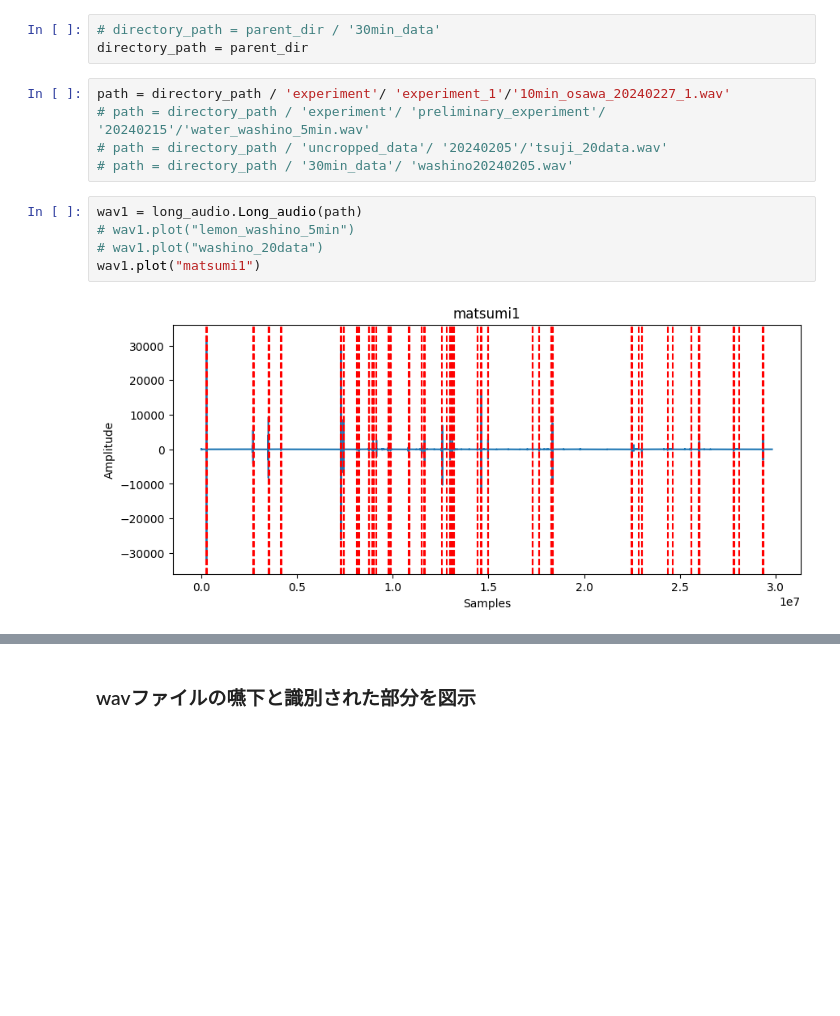
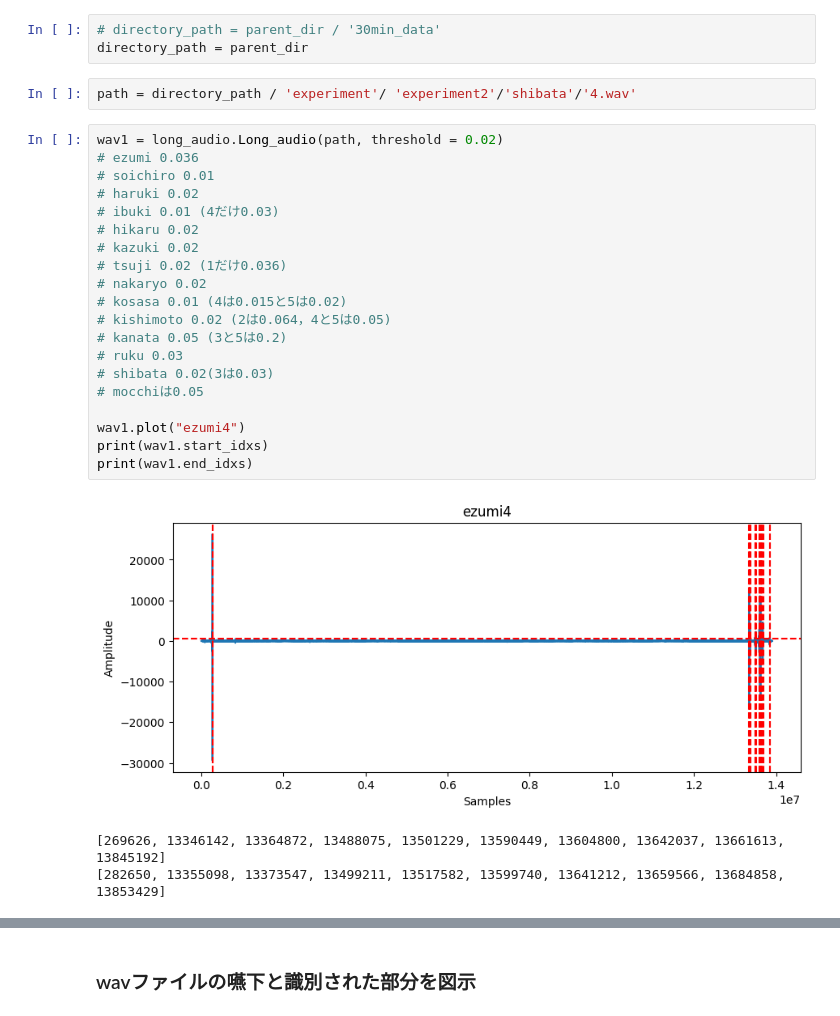
Before and after one commit to Kai-Washino/swallowing-recognition-DLmachine, a Jupyter notebook: uncropped_data.ipynb, the cells around one changed output, grey strips where cells are left out. Drawn from its saved outputs; the diff is of its cells as text; blank space fills up the shorter version.

Commit message:
Update to analysis experiment data

```diff
--- a/uncropped_data.ipynb
+++ b/uncropped_data.ipynb
@@ -28,16 +28,30 @@ from swallowing_recognition import long_audio
 # directory_path = parent_dir / '30min_data'
 directory_path = parent_dir
 # %%
-path = directory_path / 'experiment'/ 'experiment_1'/'10min_osawa_20240227_1.wav'
-# path = directory_path / 'experiment'/ 'preliminary_experiment'/ '20240215'/'water_washino_5min.wav'
-# path = directory_path / 'uncropped_data'/ '20240205'/'tsuji_20data.wav'
-# path = directory_path / '30min_data'/ 'washino20240205.wav'
+path = directory_path / 'experiment'/ 'experiment2'/'shibata'/'4.wav'
 # %%
-wav1 = long_audio.Long_audio(path)
-# wav1.plot("lemon_washino_5min")
-# wav1.plot("washino_20data")
-wav1.plot("matsumi1")
+wav1 = long_audio.Long_audio(path, threshold = 0.02)
+# ezumi 0.036
+# soichiro 0.01
+# haruki 0.02
+# ibuki 0.01 (4だけ0.03)
+# hikaru 0.02
+# kazuki 0.02
+# tsuji 0.02 (1だけ0.036)
+# nakaryo 0.02
+# kosasa 0.01 (4は0.015と5は0.02)
+# kishimoto 0.02 (2は0.064，4と5は0.05)
+# kanata 0.05 (3と5は0.2)
+# ruku 0.03
+# shibata 0.02(3は0.03)
+# mocchiは0.05
+
+wav1.plot("ezumi4")
+print(wav1.start_idxs)
+print(wav1.end_idxs)
 # %% [output]
-[figure, old version]
+[figure, new version]
+[269626, 13346142, 13364872, 13488075, 13501229, 13590449, 13604800, 13642037, 13661613, 13845192]
+[282650, 13355098, 13373547, 13499211, 13517582, 13599740, 13641212, 13659566, 13684858, 13853429]
 # %%
 current_path = directory_path
```
Also changed, not shown: parts of 15 cells of this notebook.
